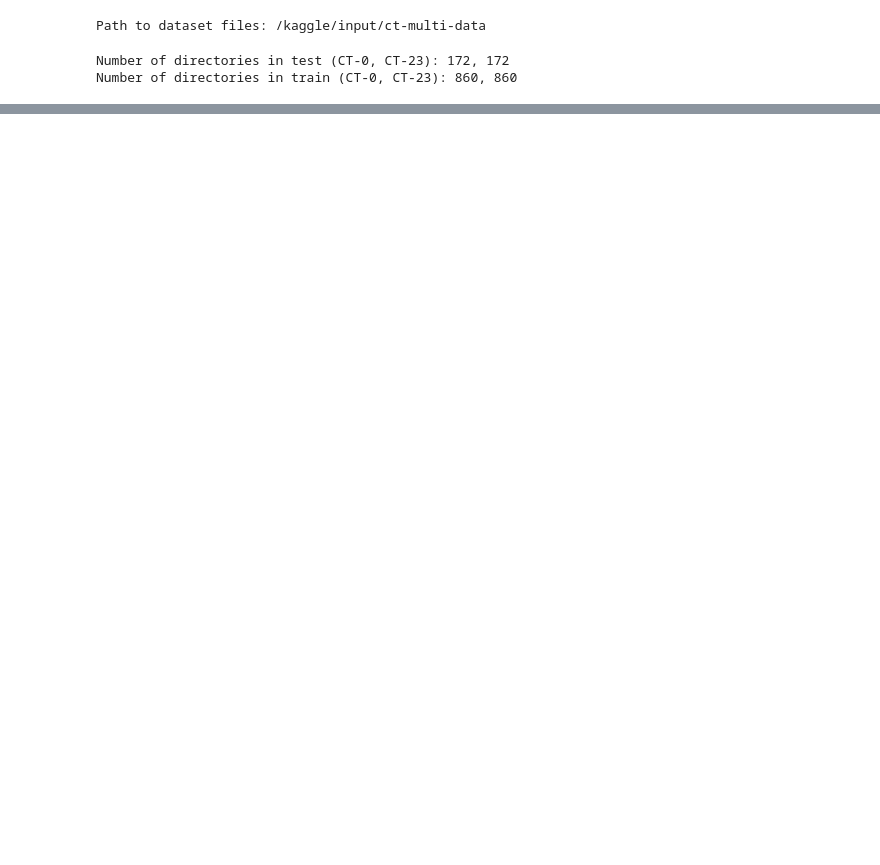
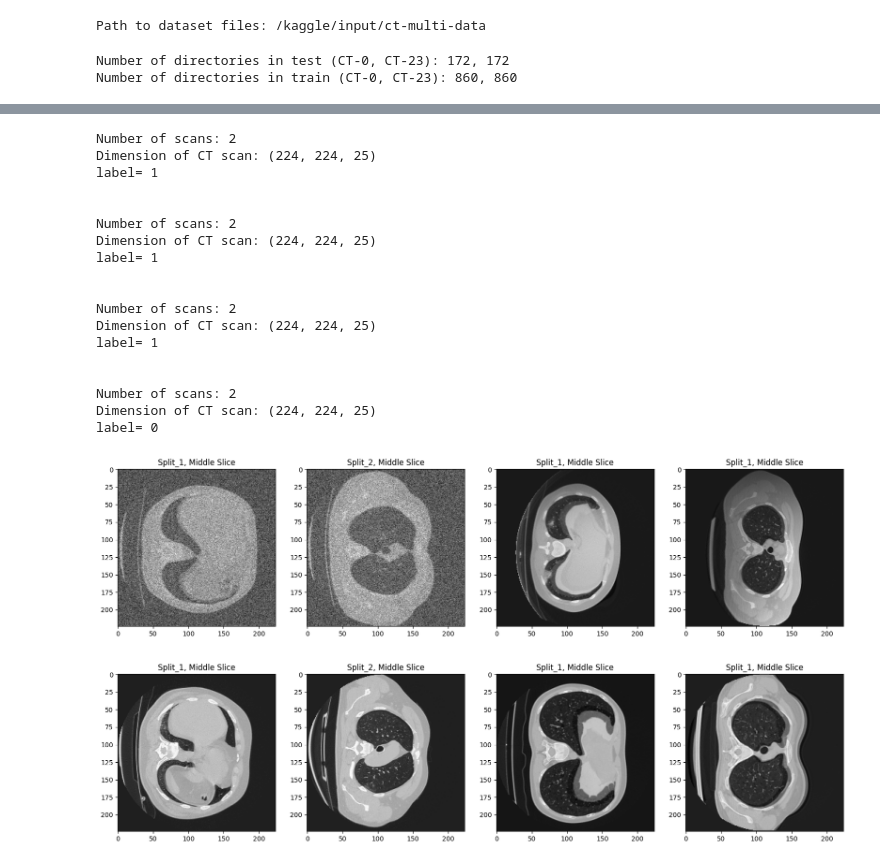
Before and after one commit to MaximNadd/Research, a Jupyter notebook: Experiment_1/multi-view-research-2.ipynb, the cells around one changed output, grey strips where cells are left out. Saved outputs shown, nothing was run; the diff lists cells and outputs as text; code cells hidden in the pictures; blank space fills up the shorter version.

```diff
--- a/Experiment_1/multi-view-research-2.ipynb
+++ b/Experiment_1/multi-view-research-2.ipynb
@@ -132,14 +127,14 @@ def load_data_from_folder(base_dir):
     return np.array(patient_dirs), np.array(labels)
 
 # Load and shuffle train data
-train_dirs, train_labels = load_data_from_folder("train")
+train_dirs, train_labels = load_data_from_folder("/kaggle/input/ct-multi-data/Processed_CT_Scans/train")
 train_indices = np.arange(len(train_dirs))
 np.random.shuffle(train_indices)
 train_dirs = train_dirs[train_indices]
 train_labels = train_labels[train_indices]
 
 # Load and shuffle test data
-test_dirs, test_labels = load_data_from_folder("test")
+test_dirs, test_labels = load_data_from_folder("/kaggle/input/ct-multi-data/Processed_CT_Scans/test")
 test_indices = np.arange(len(test_dirs))
 np.random.shuffle(test_indices)
 test_dirs = test_dirs[test_indices]
@@ -150,9 +145,18 @@ train_dataset = MultiModalDataset(train_dirs, train_labels, batch_size=16, fold=
 test_dataset = MultiModalDataset(test_dirs, test_labels, batch_size=8, fold="test", shuffle=True)
 
 X, y = train_dataset[0]
+X_2,y_2 = test_dataset[0]
 
 for modality, data in zip(['split_1', 'split_2'], X):
-    print(f"Shape of {modality} modality: {data.shape}")
+    print(f"training set Shape of {modality} modality: {data.shape}")
 
-print(f"label: {y}")
+print("\n")
+
+for modality, data in zip(['split_1', 'split_2'], X_2):
+    print(f"testing set Shape of {modality} modality: {data.shape}")
+
+print("\n")
+
+print(f"training labels: {y}")
+print(f"testing labels:  {y_2}")
 # %% [output]
@@ -163,0 +173,51 @@ I0000 00:00:1744246359.130993      31 gpu_device.cc:2022] Created device /job:lo
+# %%
+def plot_scans_from_dataset(dataset):
+
+    fig = plt.figure(figsize=(20,8))
+
+    for i in range(2):
+        scans, label = dataset[i]
+        print("Number of scans:", len(scans))
+        print("Dimension of CT scan:", scans[0][0].shape)
+        print("label=",label[i])
+        print("\n")
+
+        ax1 = plt.subplot(1,4,1)
+        ax1.imshow(scans[0][0][:,:, scans[0][0].shape[2] // 2], cmap="gray")
+        ax1.set_title("Split_1, Middle Slice")
+
+        ax2 = plt.subplot(1,4,2)
+        ax2.imshow(scans[1][0][:,:, scans[1][0].shape[2] // 2], cmap="gray")
+        ax2.set_title("Split_2, Middle Slice")
+
+        ax3 = plt.subplot(1,4,3)
+        ax3.imshow(scans[0][1][:,:, scans[0][0].shape[2] // 2], cmap="gray")
+        ax3.set_title("Split_1, Middle Slice")
+
+        ax4 = plt.subplot(1,4,4)
+        ax4.imshow(scans[1][1][:,:, scans[1][0].shape[2] // 2], cmap="gray")
+        ax4.set_title("Split_1, Middle Slice")
+
+plot_scans_from_dataset(train_dataset)
+plot_scans_from_dataset(test_dataset)
+# %% [output]
+Number of scans: 2
+Dimension of CT scan: (224, 224, 25)
+label= 1
+
+
+Number of scans: 2
+Dimension of CT scan: (224, 224, 25)
+label= 1
+
+
+Number of scans: 2
+Dimension of CT scan: (224, 224, 25)
+label= 1
+
+
+Number of scans: 2
+Dimension of CT scan: (224, 224, 25)
+label= 0
+[figure, added]
+[figure, added]
```
Also changed, not shown: parts of 12 cells of this notebook.
